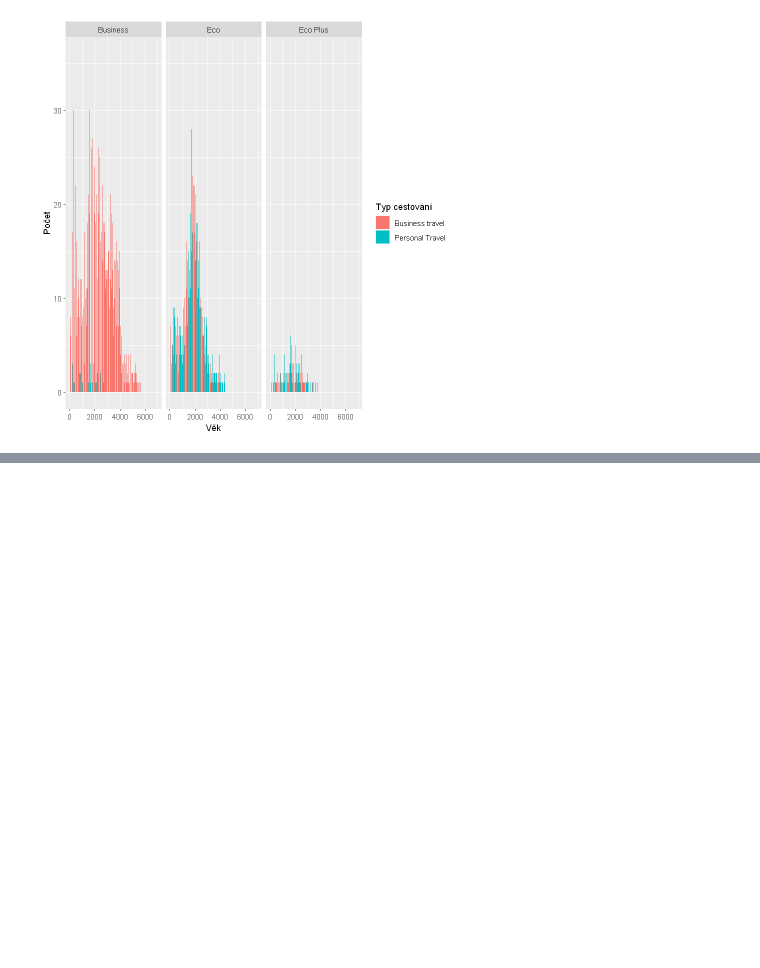
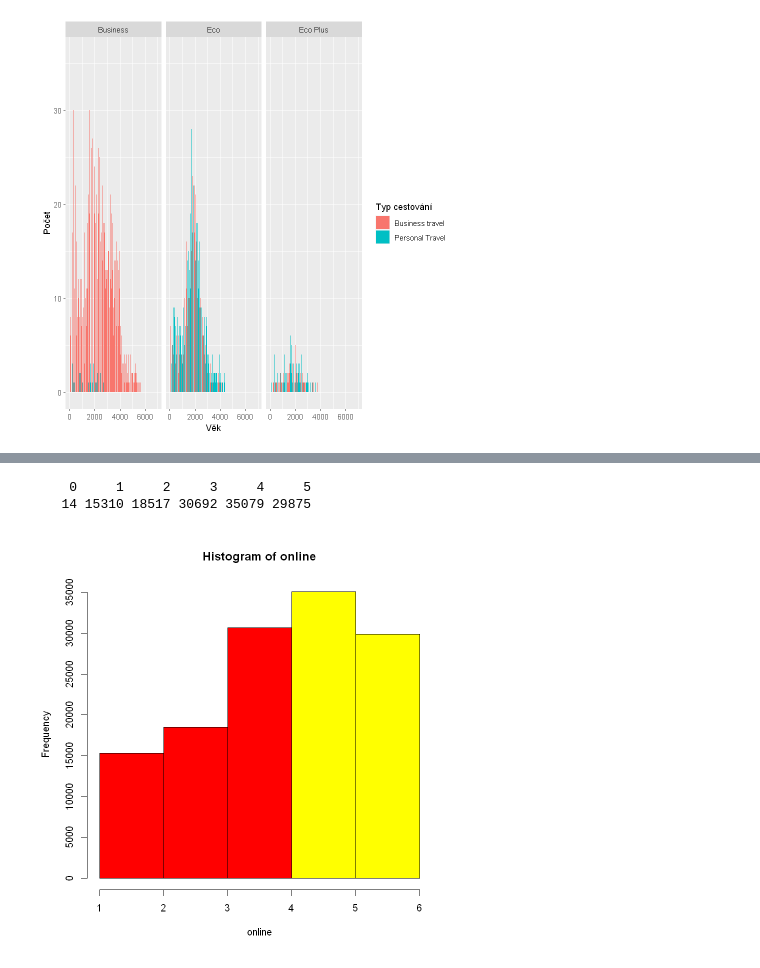
Before and after one commit to krekr7/projekt, a Jupyter notebook: Letecké_služby.ipynb, the cells around one changed output, grey strips where cells are left out. Saved outputs shown, nothing was run; the diff lists cells and outputs as text; code cells hidden in the pictures; blank space fills up the shorter version.

```diff
--- a/Letecké_služby.ipynb
+++ b/Letecké_služby.ipynb
@@ -355 +472,14 @@ table(f$wifi_na_palube)
+# %%
+# Pro přehlednost ještě tabulka zastoupení jednotlivých hodnot
+table(f$online_nastup)
+# %% [output]
+    0     1     2     3     4     5
+   14 15310 18517 30692 35079 29875
+# %%
+# Net Promoter Score
+# První pokus přes histogram
+online <- as.numeric(f$online_nastup)
+hist(online, breaks=1:6, col=c(rep("red",3), rep("yellow",2), rep("green", 1)))
+# %% [output]
+[figure, new version]
 # %%
```
Also changed, not shown: parts of 61 cells of this notebook.
